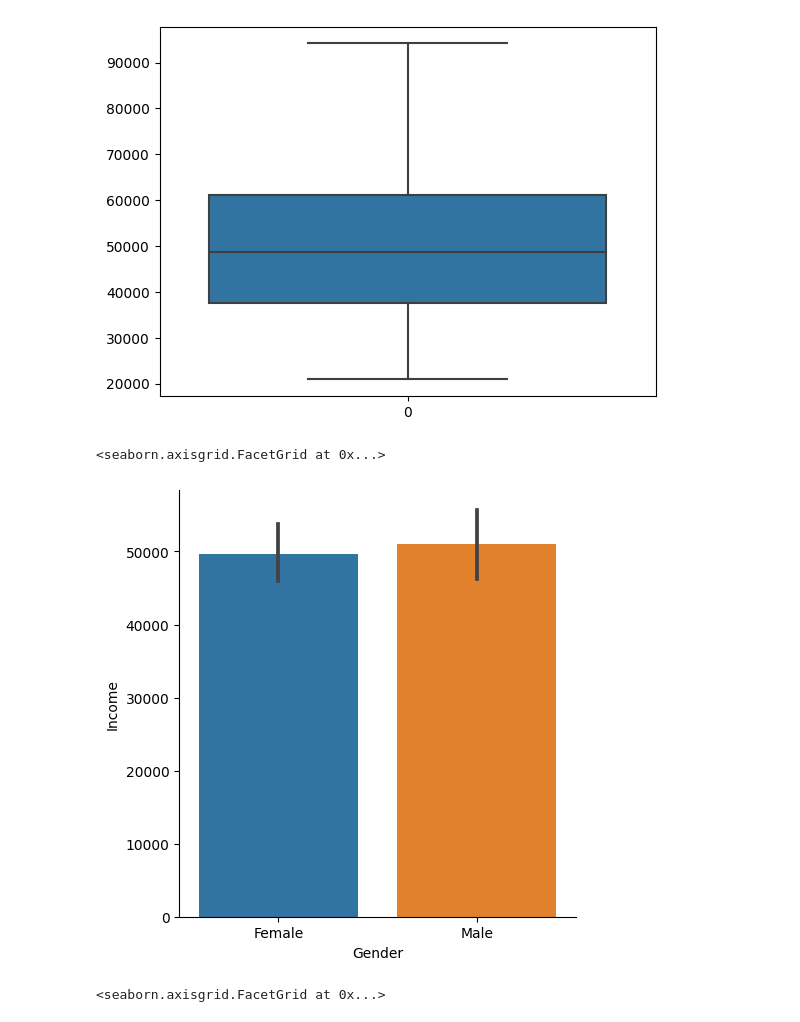
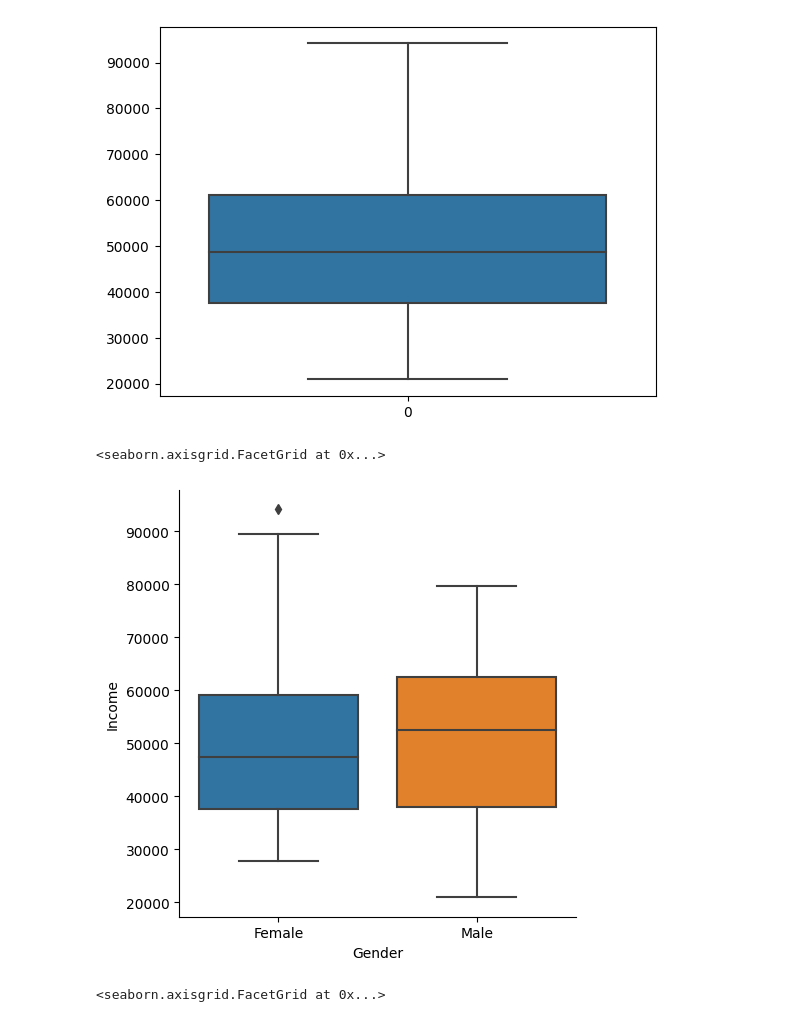
Before and after one commit to JacdowYc/Schulich_data_science1, a Jupyter notebook: my_notebook.ipynb, the cells around one changed output. Saved outputs shown, nothing was run; the diff lists cells and outputs as text; code cells hidden in the pictures.

```diff
--- a/my_notebook.ipynb
+++ b/my_notebook.ipynb
@@ -189,10 +189,10 @@ sns.boxplot(df_no['Income'])
 <Axes: >
 [figure]
 # %%
-sns.catplot(data = df_no, x='Gender', y='Income', kind='bar')
+sns.catplot(data = df_no, x='Gender', y='Income', kind='box')
 # %% [output]
 <seaborn.axisgrid.FacetGrid at 0x...>
-[figure, old version]
+[figure, new version]
 # %%
 sns.catplot(data = df_no, x='Gender', y='Income', kind='bar')
 # %%
```
